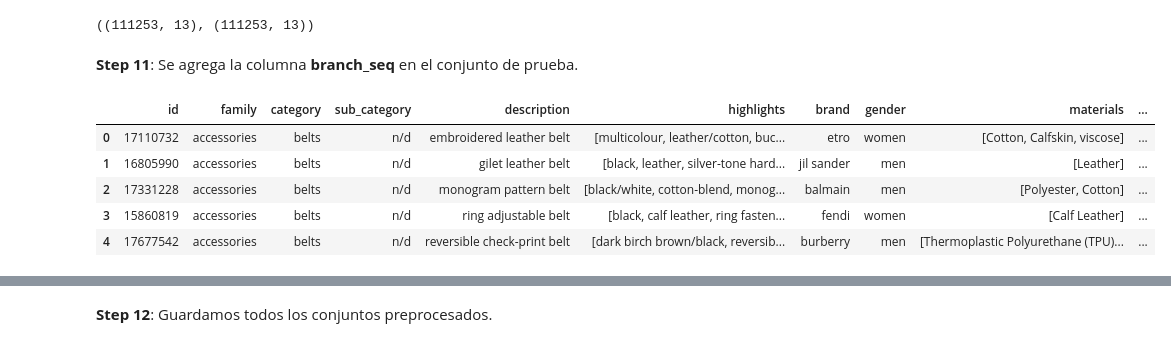
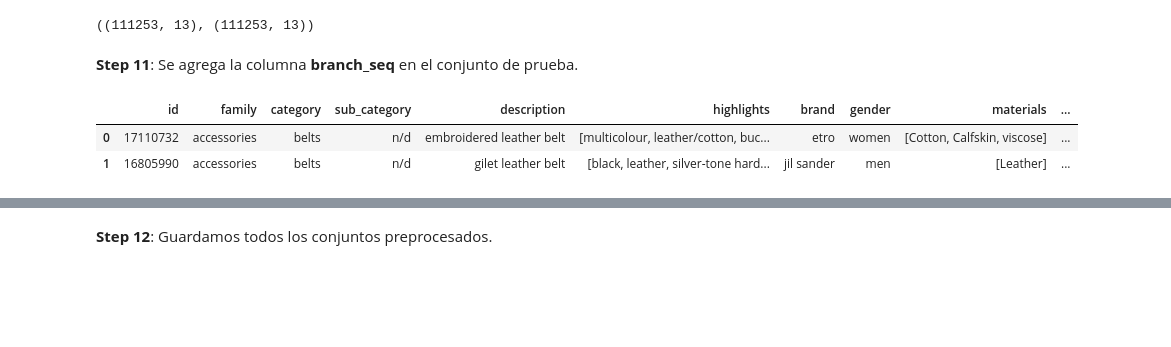
Before and after one commit to magistery-tps/text-mining, a Jupyter notebook: notebooks/fashion-outfits/1.1-pre-processing.ipynb, the cells around one changed output, grey strips where cells are left out. Drawn from its saved outputs; the diff is of its cells as text; code cells hidden in the pictures; blank space fills up the shorter version.

```diff
--- a/notebooks/fashion-outfits/1.1-pre-processing.ipynb
+++ b/notebooks/fashion-outfits/1.1-pre-processing.ipynb
@@ -348,6 +289,6 @@ similar_categories = {
   'clothing~trousers~skinny trousers'    : 'clothing~trousers~slim-fit trousers'
 }
 
-filtered_train_products['branch'] = filtered_train_products['branch'].apply(lambda x: similar_categories[x] if x in similar_categories else x)
-filtered_test_products['branch']  = filtered_test_products['branch'].apply(lambda x: similar_categories[x] if x in similar_categories else x)
+train_products['branch'] = train_products['branch'].apply(lambda x: similar_categories[x] if x in similar_categories else x)
+test_products['branch']  = test_products['branch'].apply(lambda x: similar_categories[x] if x in similar_categories else x)
 # %%
@@ -401,7 +342,7 @@ filtered_test_products.branch.nunique()
 # %% [output]
 190
 # %%
-branchs_count = filtered_train_products.branch.value_counts()
+branchs_count = train_products.branch.value_counts()
 branchs_count
 # %% [output]
 clothing~t-shirts & vests~t-shirts             17358
@@ -447,7 +388,7 @@ MIN_PRODUCTS_BY_BRANCH, MAX_PRODUCTS_BY_BRANCH
 (179, 1129)
 # %%
 data_balancer = dt.DataBalancer(
-    filtered_train_products,
+    train_products,
     min_n_instances = MIN_PRODUCTS_BY_BRANCH,
     max_n_instances = MAX_PRODUCTS_BY_BRANCH,
     class_col       = 'branch'
@@ -512,8 +442,7 @@ builder = FeatureColumnBuilder(target_column='features') \
     .add('description') \
     .add('gender') \
     .add('brand') \
-    .add('materials', type='list', max_tokens=6) \
-    .add('highlights', type='str_list', max_tokens=10)
+    .add('materials', type='list', max_tokens=10)
 # %%
 sampled_train_products = builder(sampled_train_products)
 
@@ -598,14 +526,11 @@ selected_test_products[selected_test_products['branch'].isin(train_set['branch']
 # %% [markdown]
 **Step 11**: Se agrega la columna **branch_seq** en el conjunto de prueba.
 # %%
-sampled_train_products.head(5)
+sampled_train_products.head(2)
 # %% [output]
 |  | id | family | category | sub_category | description | highlights | brand | gender | materials | ... |
 | 0 | 17110732 | accessories | belts | n/d | embroidered leather belt | [multicolour, leather/cotton, buc... | etro | women | [Cotton, Calfskin, viscose] | ... |
 | 1 | 16805990 | accessories | belts | n/d | gilet leather belt | [black, leather, silver-tone hard... | jil sander | men | [Leather] | ... |
-| 2 | 17331228 | accessories | belts | n/d | monogram pattern belt | [black/white, cotton-blend, monog... | balmain | men | [Polyester, Cotton] | ... |
-| 3 | 15860819 | accessories | belts | n/d | ring adjustable belt | [black, calf leather, ring fasten... | fendi | women | [Calf Leather] | ... |
-| 4 | 17677542 | accessories | belts | n/d | reversible check-print belt | [dark birch brown/black, reversib... | burberry | men | [Thermoplastic Polyurethane (TPU)... | ... |
 # %%
 branch_to_seq = columns_to_dict(sampled_train_products, key_col='branch_seq', value_col='branch')
 # %%
```
Also changed, not shown: parts of 37 cells of this notebook, 6 other files.
